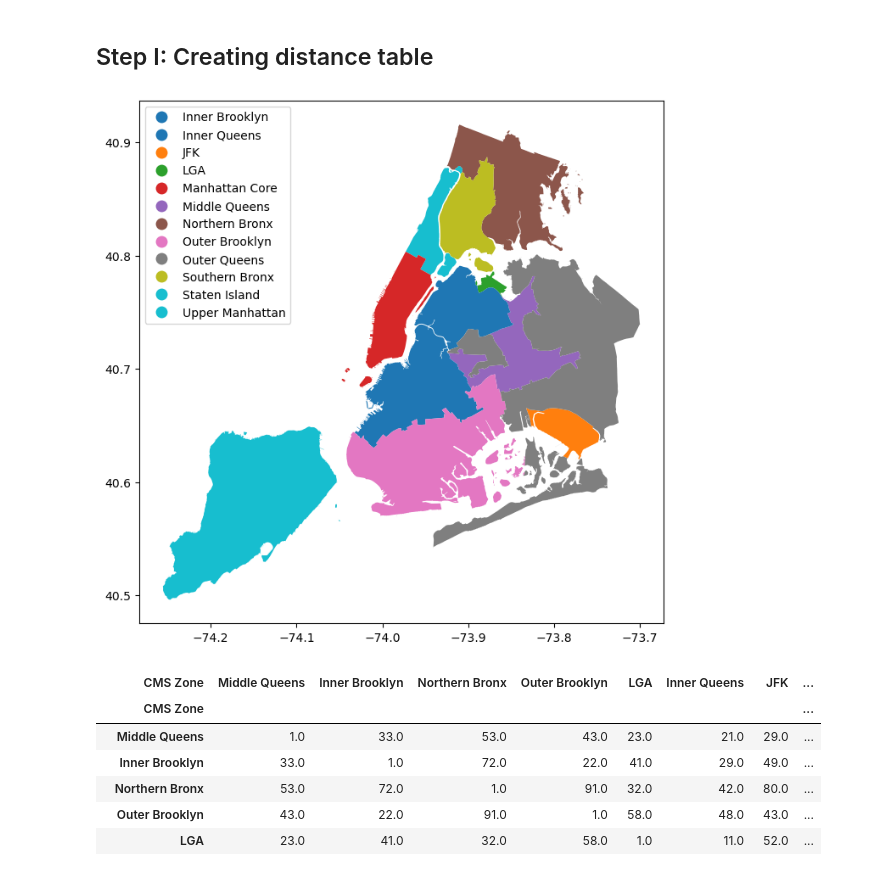
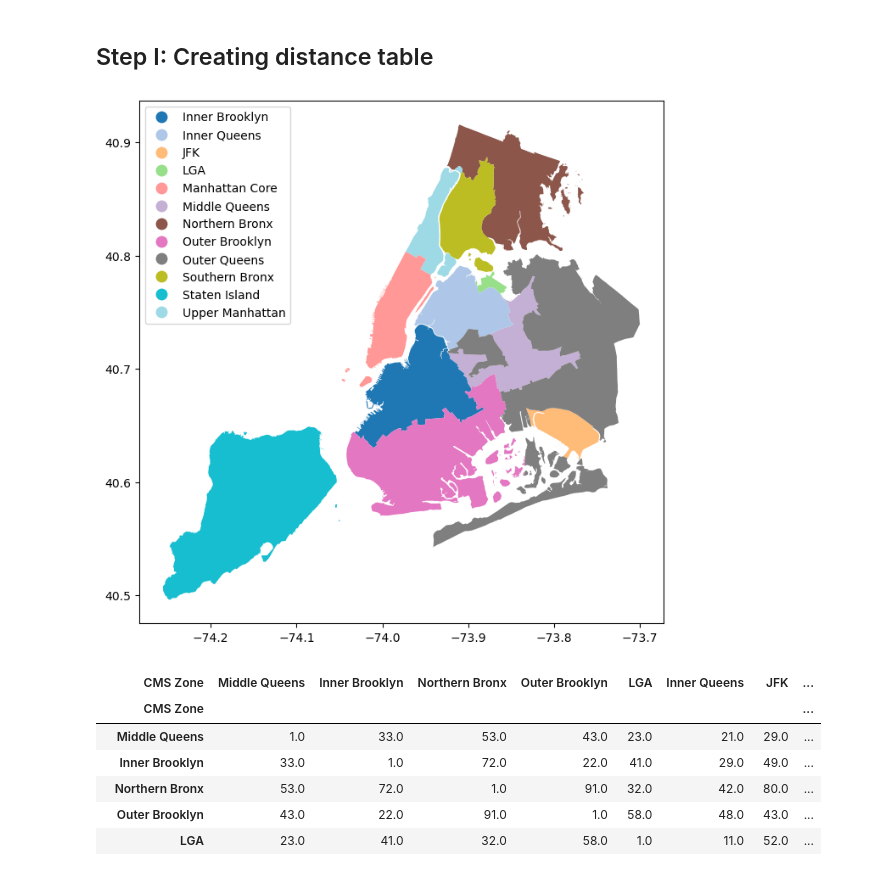
Before and after one commit to WenlongL1/CIE-539-Project, a Jupyter notebook: part3.ipynb, the cells around one changed output. Saved outputs shown, nothing was run; the diff lists cells and outputs as text; code cells hidden in the pictures.

```diff
--- a/part3.ipynb
+++ b/part3.ipynb
@@ -37,11 +37,11 @@ pd.set_option('display.max_columns', None)
 # %%
 dzon["geometry"] = dzon["Shape"].apply(wkt.loads)
 
 gdf = gpd.GeoDataFrame(dzon, geometry="geometry", crs="EPSG:4326")
-gdf.plot(column="CMS Zone", legend=True, legend_kwds={'loc':'upper left'}, figsize=(8, 8))
+gdf.plot(column="CMS Zone", legend=True, legend_kwds={'loc':'upper left'}, figsize=(8, 8),cmap='tab20')
 plt.show()
 # %% [output]
-[figure, old version]
+[figure, new version]
 # %%
 gdf_proj = gdf.to_crs(epsg=2263)
 gdf_proj['centroid'] = gdf_proj.geometry.centroid
```
Also changed, not shown: parts of 9 cells of this notebook.
